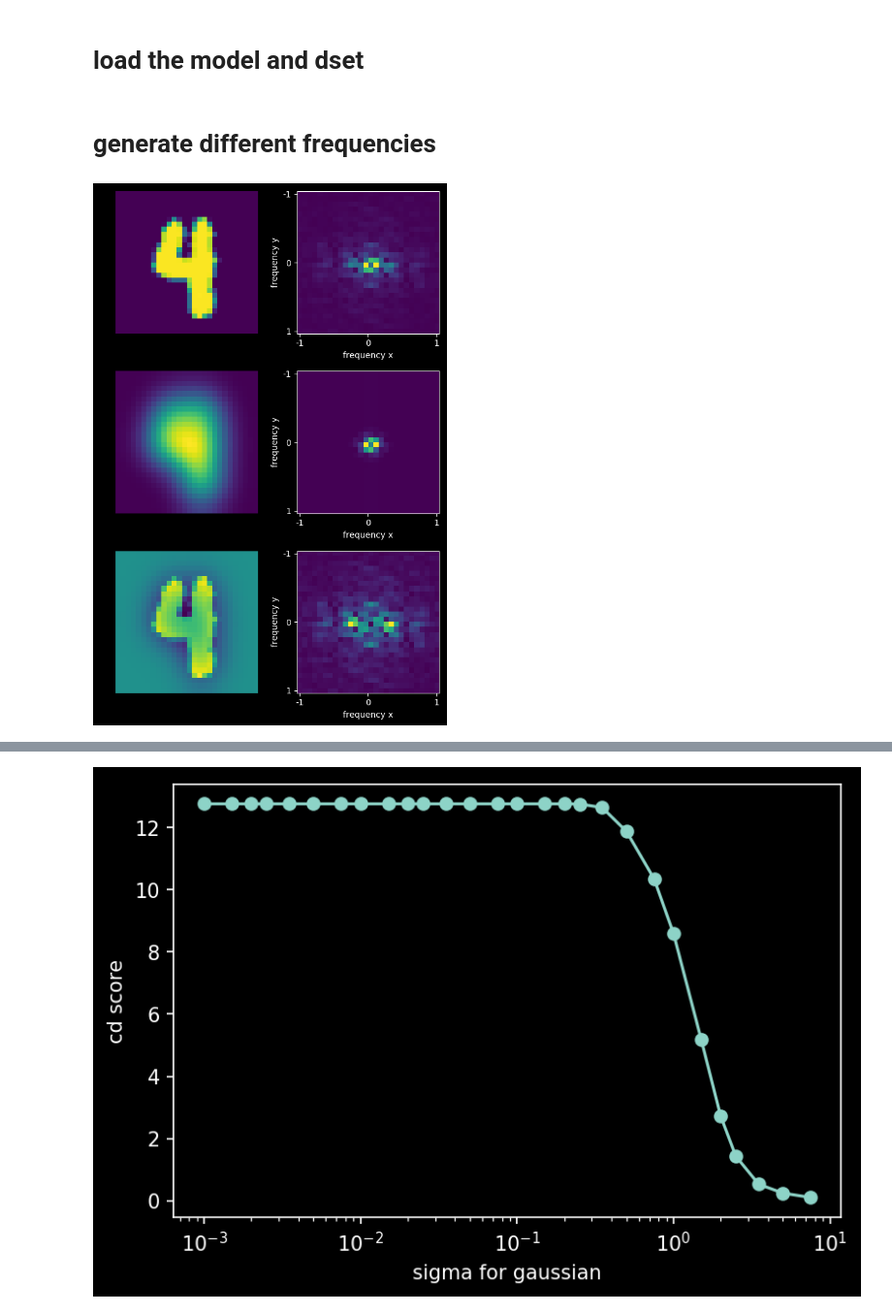
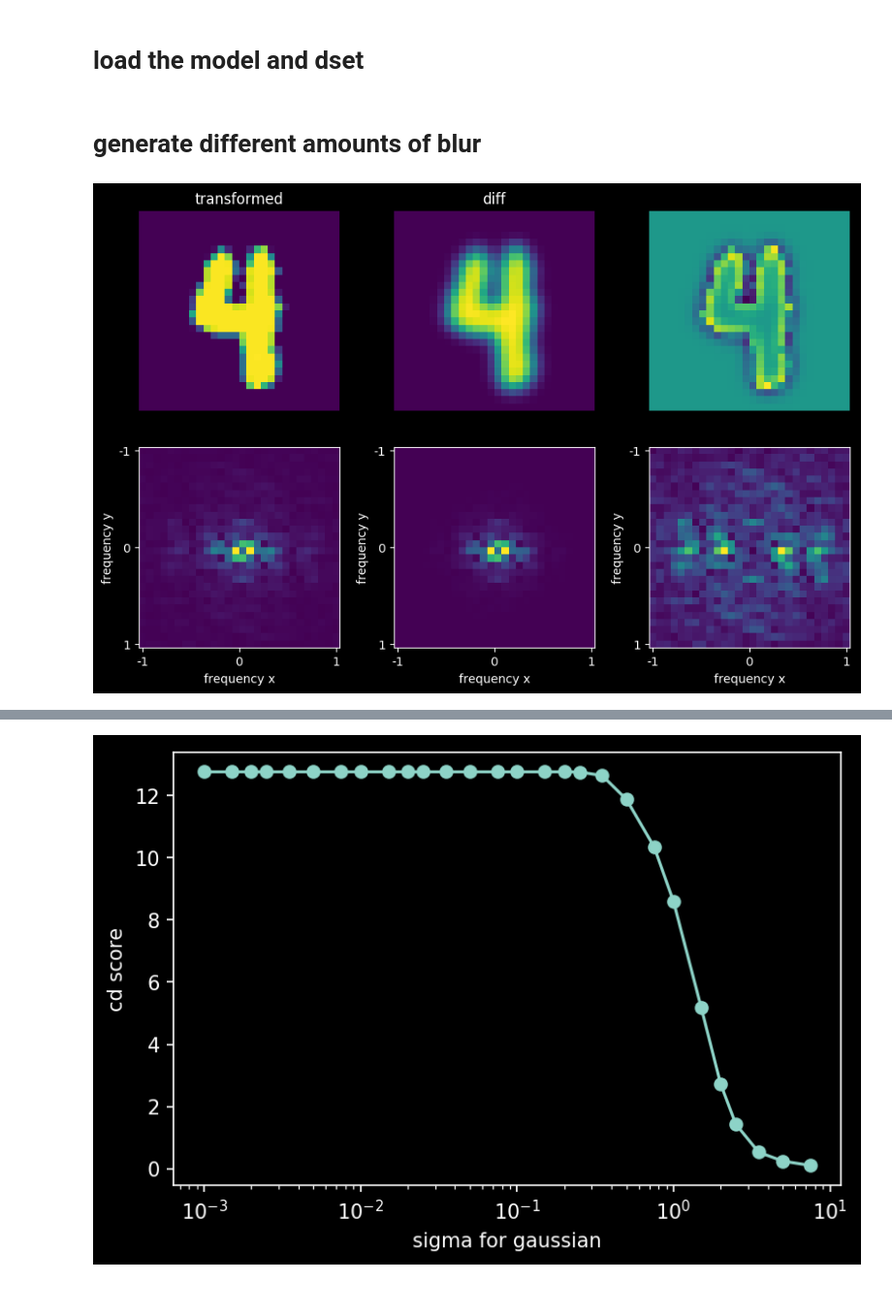
Before and after one commit to Yu-Group/adaptive-wavelets, a Jupyter notebook: experiments/mnist_freq.ipynb, the cells around one changed output, grey strips where cells are left out. Shown at 97% size. Saved outputs shown, nothing was run; the diff lists cells and outputs as text; code cells hidden in the pictures.

Commit message:
experiments for filters seem good

```diff
--- a/experiments/mnist_freq.ipynb
+++ b/experiments/mnist_freq.ipynb
@@ -40,55 +40,30 @@ model = Net().to(device)
 model.load_state_dict(torch.load('../dsets/mnist/mnist.model', map_location=device))
 model = model.eval()
 # %% [markdown]
-# generate different frequencies
+# generate different amounts of blur
-# %%
-def visualize(im_orig, transform):
-    plt.figure(dpi=100, figsize=(6, 9))
-    R, C = 3, 2
-
-    plt.subplot(R, C, 1)
-    plt.imshow(im_orig)
-    plt.axis('off')
-
-    plt.subplot(R, C, 2)
-    plt.imshow(np.fft.fftshift(np.abs(np.fft.fft2(im_orig))))
-    plt.xticks([0, 13.5, 27], labels=[-1, 0, 1])
-    plt.yticks([0, 13.5, 27], labels=[-1, 0, 1])
-    plt.xlabel('frequency x')
-    plt.ylabel('frequency y')
-
-
-    plt.subplot(R, C, 3)
-    result = transform(im_orig)
-    plt.imshow(result)
-    plt.axis('off')
-
-    plt.subplot(R, C, 4)
-    plt.imshow(np.fft.fftshift(np.abs(np.fft.fft2(result))))
-    plt.xticks([0, 13.5, 27], labels=[-1, 0, 1])
-    plt.yticks([0, 13.5, 27], labels=[-1, 0, 1])
-    plt.xlabel('frequency x')
-    plt.ylabel('frequency y')
-
-    plt.subplot(R, C, 5)
-    im_diff = im_orig - result
-    plt.imshow(im_diff)
-    plt.axis('off')
-
-    plt.subplot(R, C, 6)
-    plt.imshow(np.fft.fftshift(np.abs(np.fft.fft2(im_diff))))
-    plt.xticks([0, 13.5, 27], labels=[-1, 0, 1])
-    plt.yticks([0, 13.5, 27], labels=[-1, 0, 1])
-    plt.xlabel('frequency x')
-    plt.ylabel('frequency y')
-
-    plt.tight_layout()
-
-def transform(x):
-    if 'Tensor' in str(type(x)):
-        x = x.cpu().numpy().squeeze()
-        return torch.Tensor(gaussian_filter(x, sigma=3)).reshape(1, 1, 28 , 28)
-    return gaussian_filter(x, sigma=3)
-visualize(im_orig, transform)
-# %% [output]
-[figure, removed]
+# %%
+def visualize(im_orig, transform):
+    plt.figure(dpi=100, figsize=(9, 6))
+    R, C = 2, 3
+    tits = ['orig', 'transformed', 'diff']
+    ims = [im_orig, transform(im_orig), im_orig - transform(im_orig)]
+    for i in range(3):
+        plt.title(tits[i])
+        plt.subplot(R, C, i + 1)
+        plt.imshow(ims[i])
+        plt.axis('off')
+
+    for i in range(3):
+        plt.subplot(R, C, 4 + i)
+        plt.imshow(np.fft.fftshift(np.abs(np.fft.fft2(ims[i]))))
+        plt.xticks([0, 13.5, 27], labels=[-1, 0, 1])
+        plt.yticks([0, 13.5, 27], labels=[-1, 0, 1])
+        plt.xlabel('frequency x')
+        plt.ylabel('frequency y')
+
+    plt.tight_layout()
+
+
+visualize(im_orig, transform)
+# %% [output]
+[figure, added]
```
Also changed, not shown: parts of 7 cells of this notebook.
